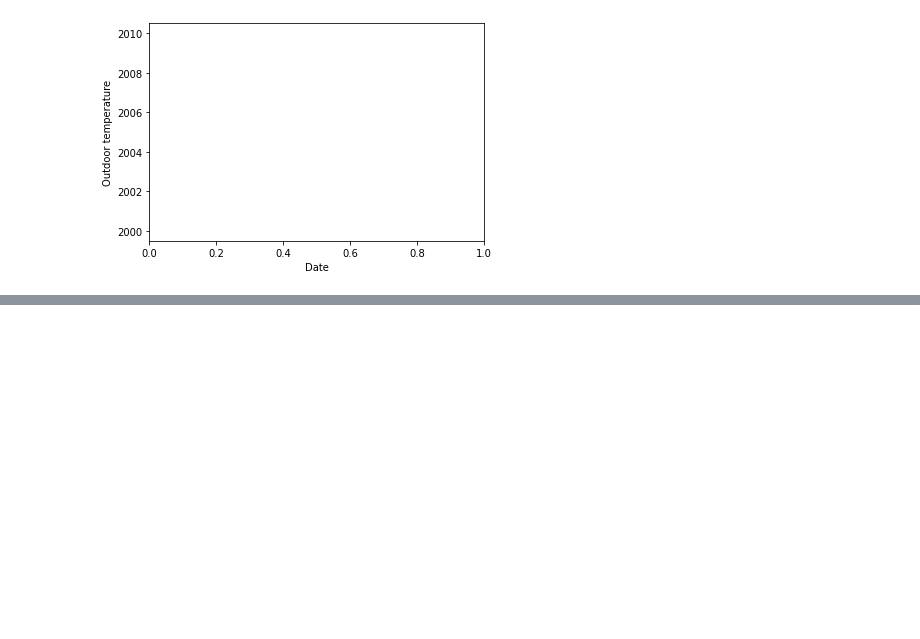
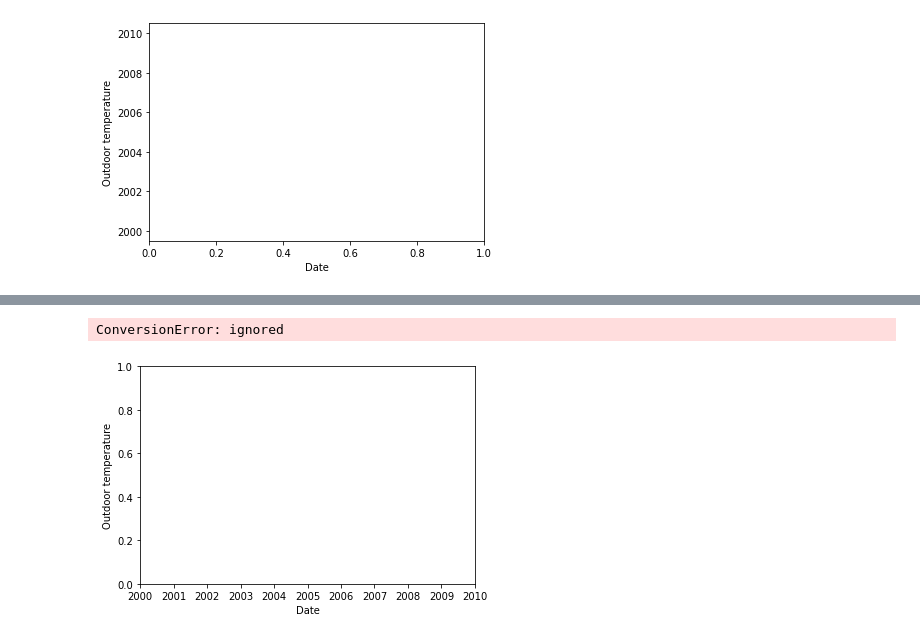
Before and after one commit to AshwinUniyal/ML_Project, a Jupyter notebook: ML_Coursework.ipynb, the cells around one changed output, grey strips where cells are left out. Drawn from its saved outputs; the diff is of its cells as text; code cells hidden in the pictures; blank space fills up the shorter version.

```diff
--- a/ML_Coursework.ipynb
+++ b/ML_Coursework.ipynb
@@ -1590,0 +1642,8 @@ ConversionError: ignored
+# %%
+
+plt.xlabel('Date')
+plt.ylabel('Outdoor temperature')
+plt.plot(df_minutes)
+# %% [output]
+ConversionError: ignored
+[figure, added]
```
Also changed, not shown: parts of 6 cells of this notebook.
